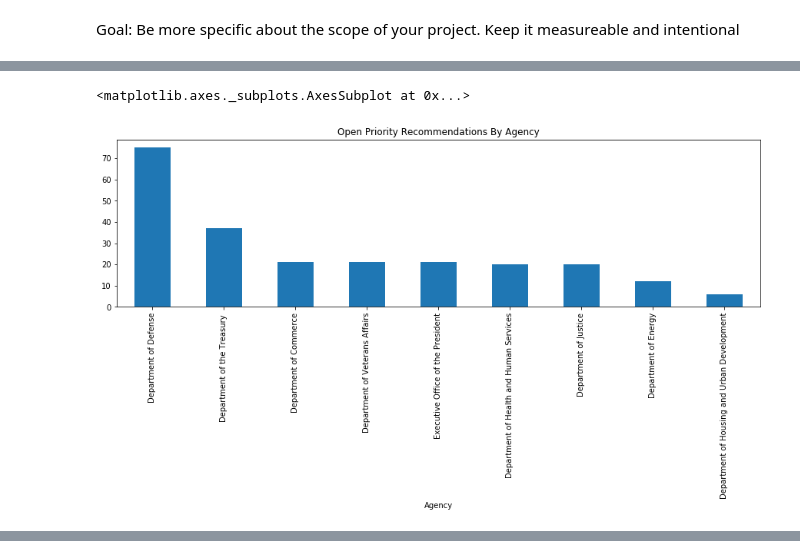
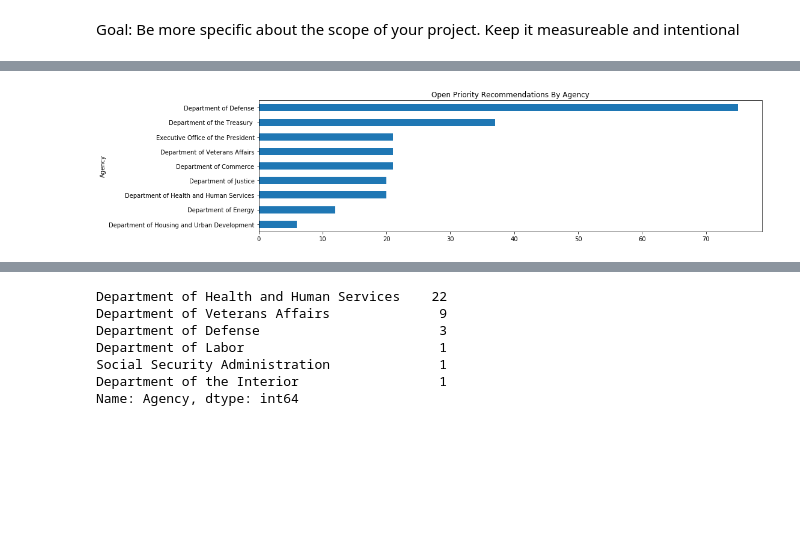
Before and after one commit to maijaliisa/studio-projects, a Jupyter notebook: code/GOA_Report/GAO_PROJECT_ATTEMPT_2.ipynb, the cells around one changed output, grey strips where cells are left out. Saved outputs shown, nothing was run; the diff lists cells and outputs as text; code cells hidden in the pictures; blank space fills up the shorter version.

```diff
--- a/code/GOA_Report/GAO_PROJECT_ATTEMPT_2.ipynb
+++ b/code/GOA_Report/GAO_PROJECT_ATTEMPT_2.ipynb
@@ -34,9 +50,10 @@ areas.sort_values(by='Count',ascending=False).head(10).plot(kind='bar',x='Open P
 # %%
 #open priorities by agency
 # %%
+#What this tells us about Congress -
 priorities = pd.read_csv('PRIORITY_GAO_RECS - open_priorities_by_agency.csv')
-priorities.sort_values(by='Count',ascending=False).plot(kind='bar',x='Agency', legend=False,figsize=(15,4),title='Open Priority Recommendations By Agency')
+priorities.sort_values(by='Count',ascending=True).plot(kind='barh',x='Agency', legend=False,figsize=(15,4),title='Open Priority Recommendations By Agency')
+plt.savefig('Open Priorities By Agency.pdf')
 # %% [output]
-<matplotlib.axes._subplots.AxesSubplot at 0x...>
-[figure, old version]
+[figure, new version]
 # %%
@@ -81,3 +99,14 @@ Department of State                              1
 Nuclear Regulatory Commission                    1
 Small Business Administration                    1
 Name: Agency, dtype: int64
+# %%
+healthcare = pd.read_csv('PRIORITY_GAO_RECS - just_healthcare.csv')
+healthcare['Agency'].value_counts()
+# %% [output]
+Department of Health and Human Services    22
+Department of Veterans Affairs              9
+Department of Defense                       3
+Department of Labor                         1
+Social Security Administration              1
+Department of the Interior                  1
+Name: Agency, dtype: int64
```
Also changed, not shown: parts of 6 cells of this notebook, 7 other files.
